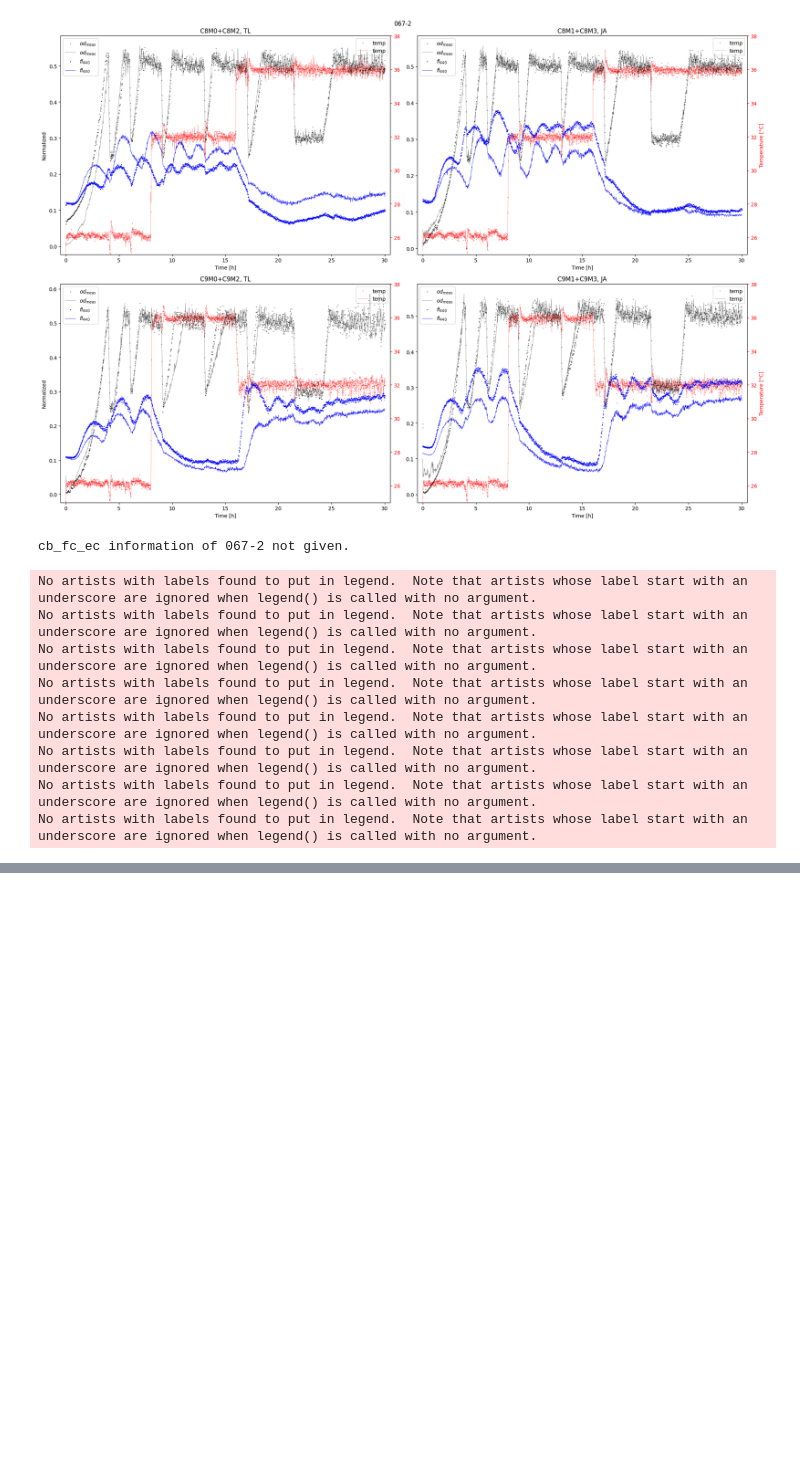
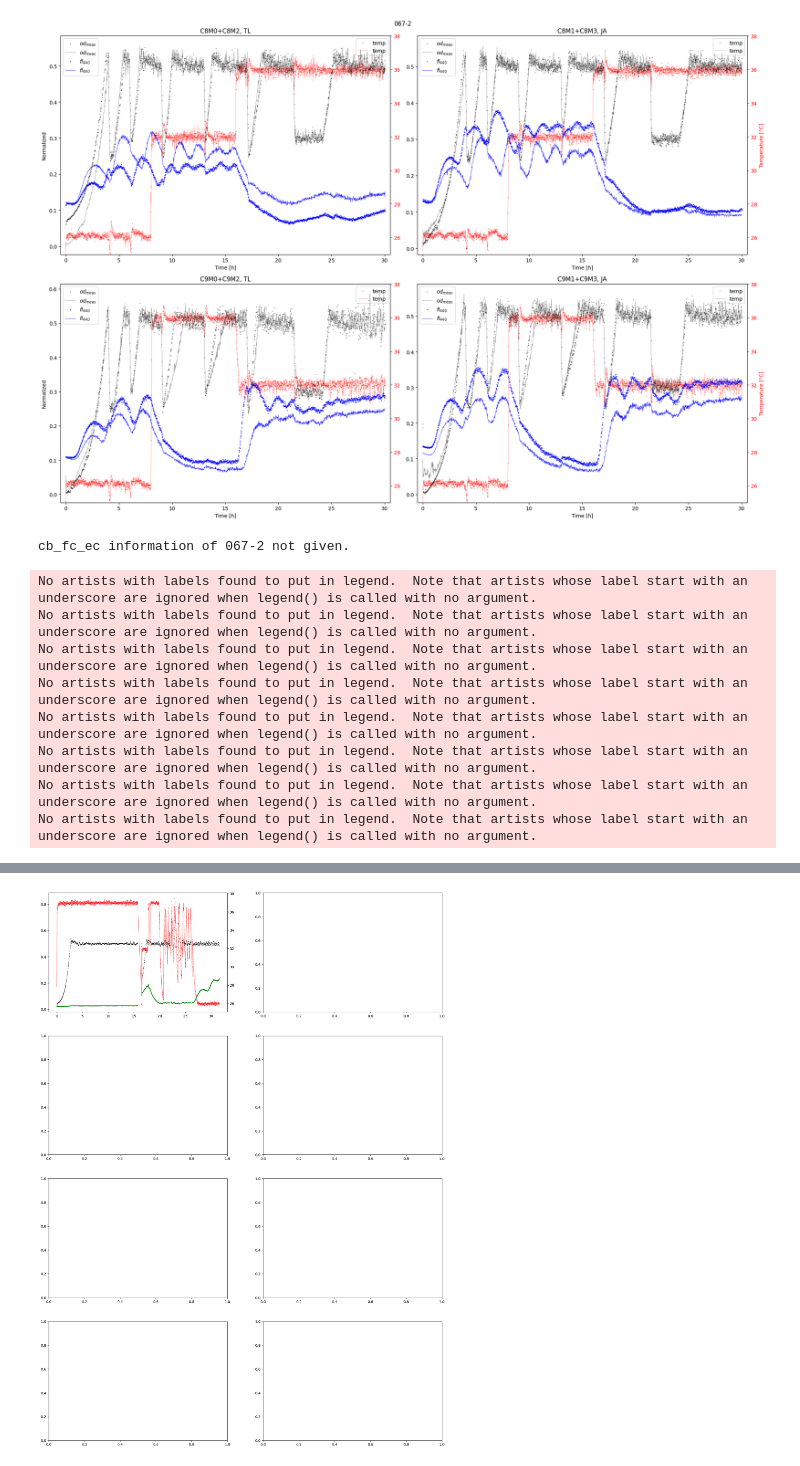
Before and after one commit to Janmorlock/PopEst, a Jupyter notebook: ScrapScript.ipynb, the cells around one changed output, grey strips where cells are left out. Saved outputs shown, nothing was run; the diff lists cells and outputs as text; code cells hidden in the pictures; blank space fills up the shorter version.

```diff
--- a/ScrapScript.ipynb
+++ b/ScrapScript.ipynb
@@ -75,7 +75,7 @@ for j in range(cbParam.n_reactors):
     axr.plot(cbData.time_h[j+2],cbData.temp[j+2],'r',lw=0.5, alpha=0.5, label = 'temp')
     # axr.plot(cbData.time_h[j],cbData.temp_sp[j],'r',lw=0.5, alpha=1, label = 'temp_sp')
     # axr.plot(cbData.time_h[j],cbData.temp_ext[j],'b',lw=0.5, alpha=1, label = 'temp_ext')
-    # axr.plot(cbData.time_h[j],cbData.temp_int[j],'m',lw=0.5, alpha=1, label = 'temp_int')
+    axr.plot(cbData.time_h[j],cbData.temp_int[j],'m',lw=0.5, alpha=1, label = 'temp_int')
     # ax[r][c].plot(cbData.time_h[j],cbData.hr[j]*100,'k',lw=0.5, alpha=0.5, label = '$hr_{meas}*100$')
     ax[r][c].plot(cbData.time_h[j],cbData.od[j],'.k', markersize = 1.5, alpha=0.5, label = '$od_{meas}$')
     ax[r][c].plot(cbData.time_h[j+2],cbData.od[j+2],'k', lw=0.5, alpha=0.5, label = '$od_{meas}$')
@@ -239,3 +239,81 @@ No artists with labels found to put in legend.  Note that artists whose label st
 No artists with labels found to put in legend.  Note that artists whose label start with an underscore are ignored when legend() is called with no argument.
 No artists with labels found to put in legend.  Note that artists whose label start with an underscore are ignored when legend() is called with no argument.
 No artists with labels found to put in legend.  Note that artists whose label start with an underscore are ignored when legend() is called with no argument.
+# %%
+import numpy as np
+import math
+import matplotlib.pyplot as plt
+import matplotlib
+from run import CbData
+from paramsData import CbDataParam
+from params import Params
+import os
+
+# SPECIFY DATA
+data_name = '064-2'
+cbParam = CbDataParam(data_name)
+sampcycle = cbParam.sampcycle.copy()
+cbParam.sampcycle = np.array([[0,3000] for i in range(cbParam.n_reactors)])
+cbData = CbData(cbParam.path, cbParam.file_ind, cbParam.sampcycle, cbParam.n_reactors)
+
+parameters = Params().default
+
+# ANALYSIS
+b1_max = max(max(cbData.b1[j]) for j in range(cbParam.n_reactors))
+e1_max = max(max(cbData.b1[j]*cbData.fl[j]) for j in range(cbParam.n_reactors))
+n_rows = math.ceil(cbParam.n_reactors/2)
+n_culumns = 2 if cbParam.n_reactors > 1 else 1
+matplotlib.style.use('default')
+fig, ax = plt.subplots(n_rows,n_culumns)
+fig.set_figheight(n_rows*7)
+fig.set_figwidth(n_culumns*10)
+if n_culumns == 1:
+    ax = [ax]
+if n_rows == 1:
+    ax = [ax]
+for j in range(cbParam.n_reactors):
+    r = j//2
+    c = j%2
+    # j = 1
+    if j > 1:
+        j += 2
+
+    axr = ax[r][c].twinx()
+    ax[r][c].set_zorder(2)
+    axr.set_zorder(1)
+    ax[r][c].patch.set_visible(False)
+
+    axr.plot(cbData.time_h[j],cbData.temp[j],'.-r',markersize = 1.5, lw = 1, alpha=0.5, label = 'temp')
+    # axr.plot(cbData.time_h[j],cbData.temp_sp[j],'r',lw=0.5, alpha=1, label = 'temp_sp')
+    # axr.plot(cbData.time_h[j],cbData.temp_ext[j],'b',lw=0.5, alpha=1, label = 'temp_ext')
+    # axr.plot(cbData.time_h[j],cbData.temp_int[j],'m',lw=0.5, alpha=1, label = 'temp_int')
+    # ax[r][c].plot(cbData.time_h[j],cbData.hr[j]*100,'k',lw=0.5, alpha=0.5, label = '$hr_{meas}*100$')
+    ax[r][c].plot(cbData.time_h[j],cbData.od[j],'.k', markersize = 1.5, alpha=0.5, label = '$od_{meas}$')
+    ax[r][c].plot(cbData.time_h[j],cbData.fl[j]*cbData.b1[j]/e1_max,'.g',markersize = 1.5, label = '$e1_{meas,norm}$')
+    ax[r][c].plot(cbData.time_h[j][sampcycle[j]],(100-cbParam.cb_fc_ec[j])/100.0,'xk',markersize = 10, label = '$p_{fc}$')
+    # ax[r][c].plot(cbData.time_h[j],cbData.fl2[j]*cbData.b1[j]/e1_max,'.g',alpha = 0.5, markersize = 1.5, label = '$e2_{meas,norm}$')
+    # ax[r][c].plot(cbData.time_h[j],cbData.fl[j]*cbData.b1,'.', color = '#0000ff',markersize = 1.5, alpha = 1, label = '$e1_{meas,norm}$')
+    # ax[r][c].plot(cbData.time_h[j],cbData.fl2[j],'.', color = '#00a9ff',markersize = 1.5, alpha = 1, label = '$fl_{470}$')
+
+    ax[r][c].legend(loc="upper left")
+    axr.legend(loc="upper right")
+    # axr.legend(loc="upper right")
+    if (j%2 == 0):
+        ax[r][c].set_ylabel("Normalized")
+    else:
+        axr.set_ylabel('Temperature [°C]', color='r')
+        ax[r][c].tick_params(axis='y', labelleft=True)
+    axr.tick_params(axis='y', color='r', labelcolor='r')
+    ax[r][c].set_xlabel("Time [h]")
+    ax[r][c].set_xlim([cbData.time_h[j][0]-0.5,cbData.time_h[j][-1]+0.5])
+    # ax[r][c].set_ylim([-5,105])
+    axr.set_ylim([25,38])
+    ax[r][c].set_title(cbParam.titles[j])
+# TODO: Set titles
+fig.suptitle(data_name)
+fig.tight_layout()
+results_dir = "Images/{}".format(data_name)
+if not os.path.isdir(results_dir):
+    os.makedirs(results_dir)
+fig.savefig(results_dir+"/analysis_fl.png")
+# %% [output]
@@ -241,0 +321 @@ No artists with labels found to put in legend.  Note that artists whose label st
+[figure, added]
```
Also changed, not shown: parts of 1 cell of this notebook, 4 other files.
